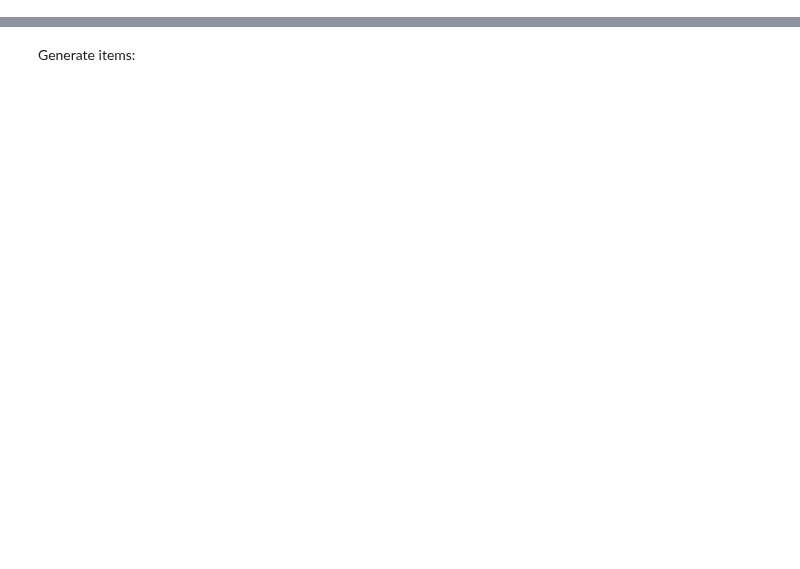
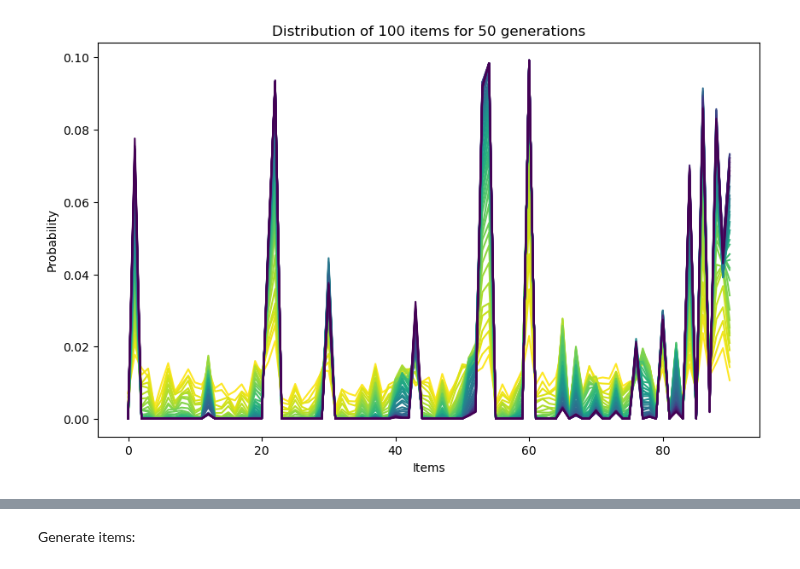
Before and after one commit to rameshsrinivasanuci/multiobjective, a Jupyter notebook: eda.ipynb, the cells around one changed output, grey strips where cells are left out. Drawn from its saved outputs; the diff is of its cells as text; code cells hidden in the pictures; blank space fills up the shorter version.

Commit message:
data saving and visualizing EDA results

```diff
--- a/eda.ipynb
+++ b/eda.ipynb
@@ -0,0 +15,3 @@
+# %%
+for i in range(n_generations):
+    print(f'gen_{i+1}:', np.unique(pareto_front_table[f'gen_{i+1}'], axis=0).shape)
@@ -0,0 +59,27 @@
+# %%
+# plot pareto front 3D
+from mpl_toolkits.mplot3d import Axes3D
+
+fig = plt.figure(figsize=(8, 6), dpi=140)
+ax = fig.add_subplot(111, projection='3d')
+colors = plt.cm.viridis_r(np.linspace(0, 1, n_generations))
+
+for i in range(n_generations):
+    pareto_front = pareto_front_table[f'gen_{i+1}']
+    ax.scatter(pareto_front[:, 0], pareto_front[:, 1], pareto_front[:, 2],
+            marker='o', facecolors=colors[i], edgecolors='none', alpha=0.4,
+            linewidths=1.5, s=20)
+
+ax.set_xlabel(r'$f_1$', labelpad=10)
+ax.set_ylabel(r'$f_2$', labelpad=10)
+ax.set_zlabel(r'$f_3$', labelpad=10)
+
+ax.xaxis._axinfo["grid"]['linestyle'] = ':'
+ax.yaxis._axinfo["grid"]['linestyle'] = ':'
+ax.zaxis._axinfo["grid"]['linestyle'] = ':'
+ax.view_init(elev=22, azim=-60)
+
+# ax.legend(loc='upper right', frameon=False)
+
+plt.tight_layout()
+plt.show()
@@ -0,0 +88,14 @@
+# %%
+# check distribution
+distribution_table = pd.read_csv(f'eda_results/distribution_table_{n_items}_{n_selected}_{n_generations}.csv')
+distribution_table = distribution_table.drop(columns=["generation"]).to_numpy()
+plt.figure(figsize=(10, 6))
+colors = plt.cm.viridis_r(np.linspace(0, 1, distribution_table.shape[0]))
+for i in range(distribution_table.shape[0]):
+    plt.plot(distribution_table[i, :], color=colors[i])
+plt.xlabel('Items')
+plt.ylabel('Probability')
+plt.title(f'Distribution of {n_items} items for {distribution_table.shape[0]} generations')
+plt.show()
+# %% [output]
+[figure, added]
```
Also changed, not shown: parts of 21 cells of this notebook, 1 other file.
